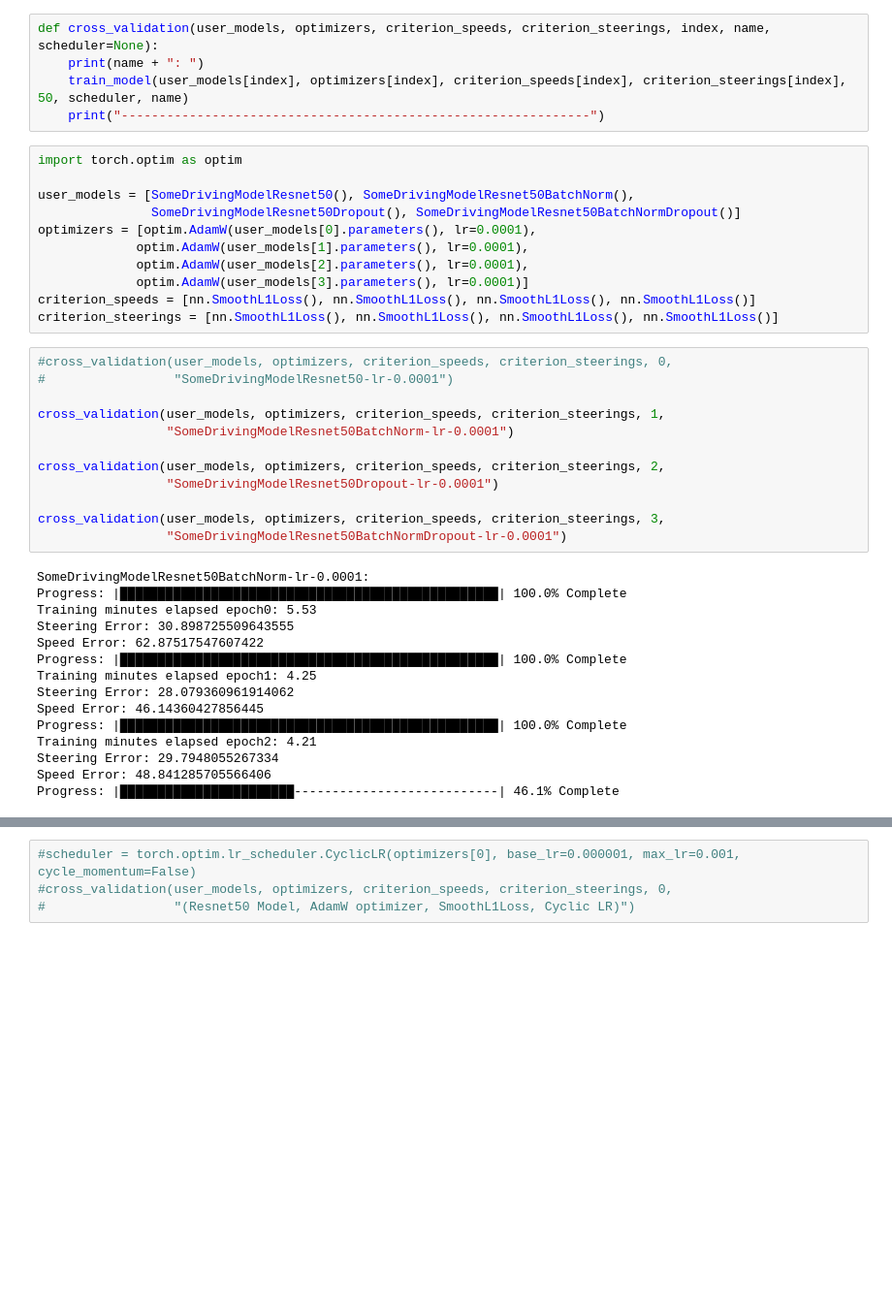
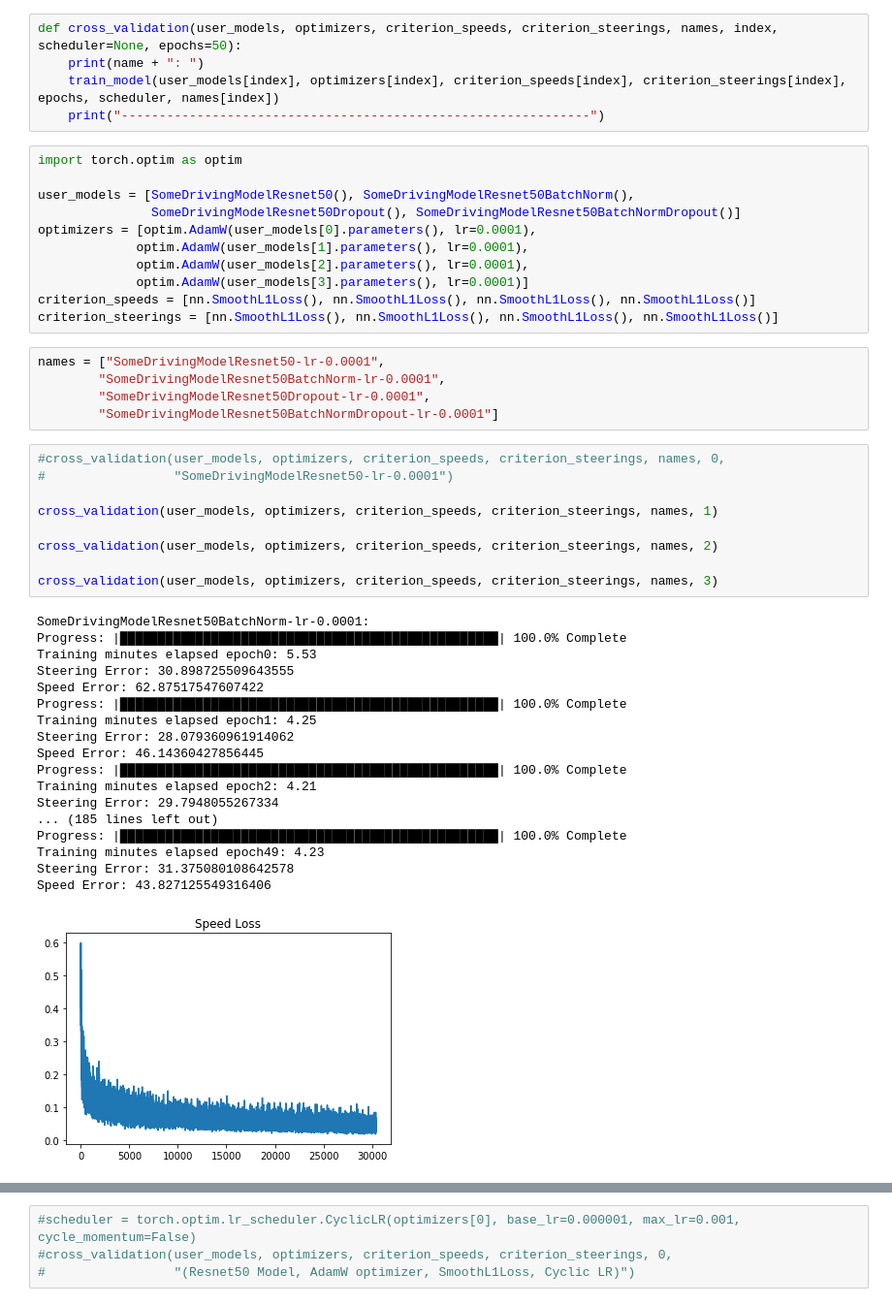
Before and after one commit to zyyhhxx/LearningToDrive, a Jupyter notebook: LearningToDriveSample3.ipynb, the cells around one changed output, grey strips where cells are left out. Shown: that part at 97% size. Saved outputs shown, nothing was run; the diff lists cells and outputs as text; blank space fills up the shorter version.

```diff
--- a/LearningToDriveSample3.ipynb
+++ b/LearningToDriveSample3.ipynb
@@ -431,9 +431,9 @@ def train_model(model, optimizer, criterion_speed, criterion_steering, epochs, s
 # %% [markdown]
 ## Local evaluation of the model.
 # %%
-def cross_validation(user_models, optimizers, criterion_speeds, criterion_steerings, index, name, scheduler=None):
+def cross_validation(user_models, optimizers, criterion_speeds, criterion_steerings, names, index, scheduler=None, epochs=50):
     print(name + ": ")
-    train_model(user_models[index], optimizers[index], criterion_speeds[index], criterion_steerings[index], 50, scheduler, name)
+    train_model(user_models[index], optimizers[index], criterion_speeds[index], criterion_steerings[index], epochs, scheduler, names[index])
     print("--------------------------------------------------------------")
 # %%
 import torch.optim as optim
@@ -446,30 +446,36 @@ optimizers = [optim.AdamW(user_models[0].parameters(), lr=0.0001),
              optim.AdamW(user_models[3].parameters(), lr=0.0001)]
 criterion_speeds = [nn.SmoothL1Loss(), nn.SmoothL1Loss(), nn.SmoothL1Loss(), nn.SmoothL1Loss()]
 criterion_steerings = [nn.SmoothL1Loss(), nn.SmoothL1Loss(), nn.SmoothL1Loss(), nn.SmoothL1Loss()]
+# %%
+names = ["SomeDrivingModelResnet50-lr-0.0001",
+        "SomeDrivingModelResnet50BatchNorm-lr-0.0001",
+        "SomeDrivingModelResnet50Dropout-lr-0.0001",
+        "SomeDrivingModelResnet50BatchNormDropout-lr-0.0001"]
 # %%
-#cross_validation(user_models, optimizers, criterion_speeds, criterion_steerings, 0,
+#cross_validation(user_models, optimizers, criterion_speeds, criterion_steerings, names, 0,
 #                 "SomeDrivingModelResnet50-lr-0.0001")
 
-cross_validation(user_models, optimizers, criterion_speeds, criterion_steerings, 1,
-                 "SomeDrivingModelResnet50BatchNorm-lr-0.0001")
+cross_validation(user_models, optimizers, criterion_speeds, criterion_steerings, names, 1)
 
-cross_validation(user_models, optimizers, criterion_speeds, criterion_steerings, 2,
-                 "SomeDrivingModelResnet50Dropout-lr-0.0001")
+cross_validation(user_models, optimizers, criterion_speeds, criterion_steerings, names, 2)
 
-cross_validation(user_models, optimizers, criterion_speeds, criterion_steerings, 3,
-                 "SomeDrivingModelResnet50BatchNormDropout-lr-0.0001")
+cross_validation(user_models, optimizers, criterion_speeds, criterion_steerings, names, 3)
 # %% [output]
 SomeDrivingModelResnet50BatchNorm-lr-0.0001:
 Progress: |██████████████████████████████████████████████████| 100.0% Complete
 Training minutes elapsed epoch0: 5.53
 Steering Error: 30.898725509643555
 Speed Error: 62.87517547607422
 Progress: |██████████████████████████████████████████████████| 100.0% Complete
 Training minutes elapsed epoch1: 4.25
 Steering Error: 28.079360961914062
 Speed Error: 46.14360427856445
 Progress: |██████████████████████████████████████████████████| 100.0% Complete
 Training minutes elapsed epoch2: 4.21
 Steering Error: 29.7948055267334
-Speed Error: 48.841285705566406
-Progress: |███████████████████████---------------------------| 46.1% Complete
+... (185 lines left out)
+Progress: |██████████████████████████████████████████████████| 100.0% Complete
+Training minutes elapsed epoch49: 4.23
+Steering Error: 31.375080108642578
+Speed Error: 43.827125549316406
+[figure, added]
```
Also changed, not shown: parts of 2 cells of this notebook.
